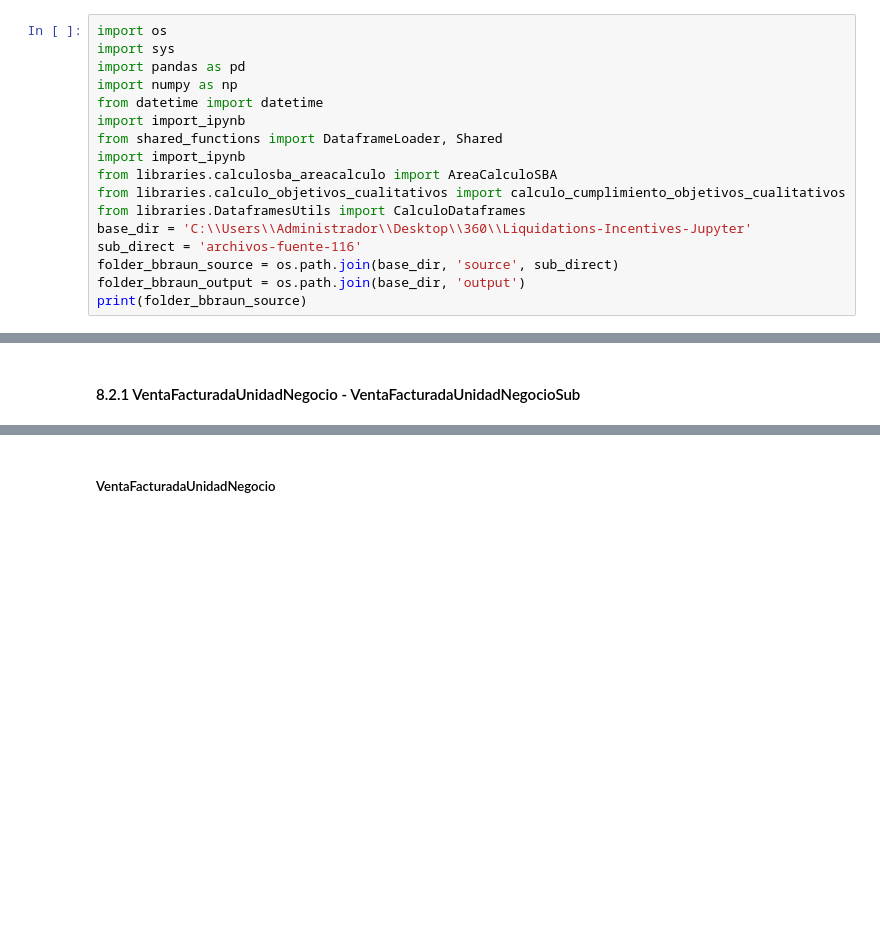
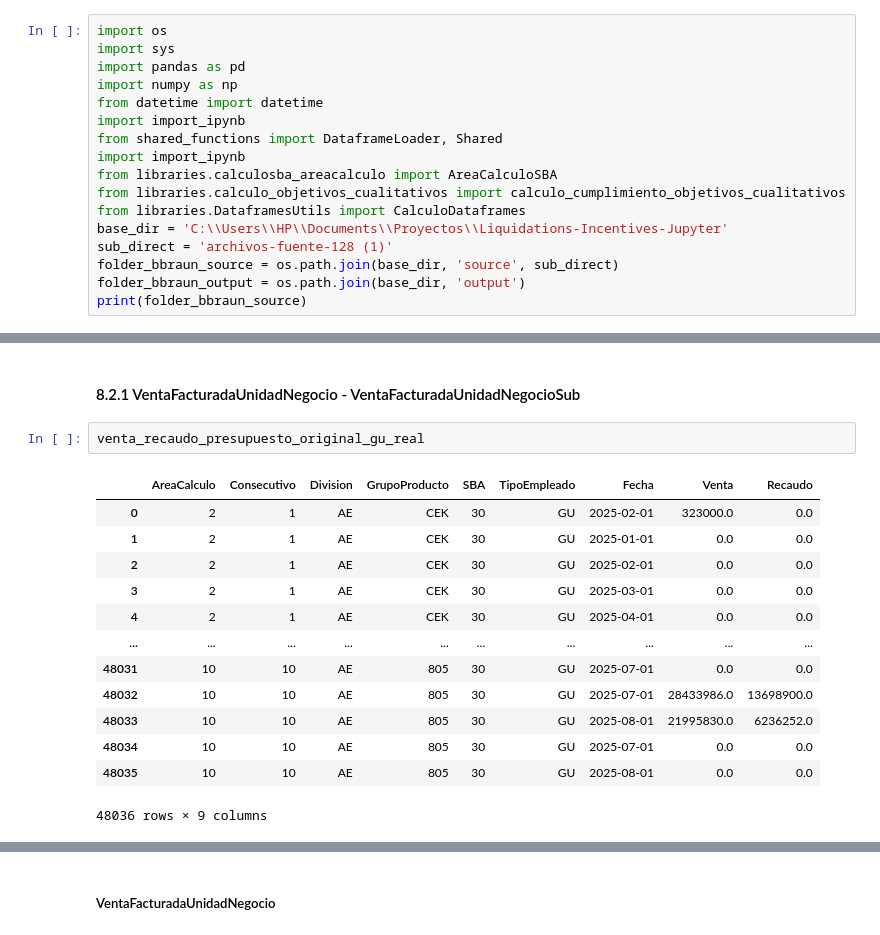
Before and after one commit to Crispelinho/Liquidations-Incentives-Jupyter, a Jupyter notebook: 1. Cálculo Variables Liquidaciones (Nueva Parrilla - 2024).ipynb, the cells around one changed output, grey strips where cells are left out. Drawn from its saved outputs; the diff is of its cells as text; blank space fills up the shorter version.

```diff
--- a/1. Cálculo Variables Liquidaciones (Nueva Parrilla - 2024).ipynb
+++ b/1. Cálculo Variables Liquidaciones (Nueva Parrilla - 2024).ipynb
@@ -12,8 +12,8 @@ import import_ipynb
 from libraries.calculosba_areacalculo import AreaCalculoSBA
 from libraries.calculo_objetivos_cualitativos import calculo_cumplimiento_objetivos_cualitativos
 from libraries.DataframesUtils import CalculoDataframes
-base_dir = 'C:\\Users\\Administrador\\Desktop\\360\\Liquidations-Incentives-Jupyter'
-sub_direct = 'archivos-fuente-116'
+base_dir = 'C:\\Users\\HP\\Documents\\Proyectos\\Liquidations-Incentives-Jupyter'
+sub_direct = 'archivos-fuente-128 (1)'
 folder_bbraun_source = os.path.join(base_dir, 'source', sub_direct)
 folder_bbraun_output = os.path.join(base_dir, 'output')
 print(folder_bbraun_source)
@@ -1031,3 +1538,19 @@ venta_recaudo_presupuesto_original_gu_presupuesto = area_calculo_sba_completo_gu
 )
 # %% [markdown]
 #### 8.2.1 VentaFacturadaUnidadNegocio - VentaFacturadaUnidadNegocioSub
+# %%
+venta_recaudo_presupuesto_original_gu_real
+# %% [output]
+|  | AreaCalculo | Consecutivo | Division | GrupoProducto | SBA | TipoEmpleado | Fecha | Venta | Recaudo |
+| 0 | 2 | 1 | AE | CEK | 30 | GU | 2025-02-01 | 323000.0 | 0.0 |
+| 1 | 2 | 1 | AE | CEK | 30 | GU | 2025-01-01 | 0.0 | 0.0 |
+| 2 | 2 | 1 | AE | CEK | 30 | GU | 2025-02-01 | 0.0 | 0.0 |
+| 3 | 2 | 1 | AE | CEK | 30 | GU | 2025-03-01 | 0.0 | 0.0 |
+| 4 | 2 | 1 | AE | CEK | 30 | GU | 2025-04-01 | 0.0 | 0.0 |
+| ... | ... | ... | ... | ... | ... | ... | ... | ... | ... |
+| 48031 | 10 | 10 | AE | 805 | 30 | GU | 2025-07-01 | 0.0 | 0.0 |
+| 48032 | 10 | 10 | AE | 805 | 30 | GU | 2025-07-01 | 28433986.0 | 13698900.0 |
+| 48033 | 10 | 10 | AE | 805 | 30 | GU | 2025-08-01 | 21995830.0 | 6236252.0 |
+| 48034 | 10 | 10 | AE | 805 | 30 | GU | 2025-07-01 | 0.0 | 0.0 |
+| 48035 | 10 | 10 | AE | 805 | 30 | GU | 2025-08-01 | 0.0 | 0.0 |
+48036 rows × 9 columns
```
Also changed, not shown: parts of 390 cells of this notebook, 3 other files.
